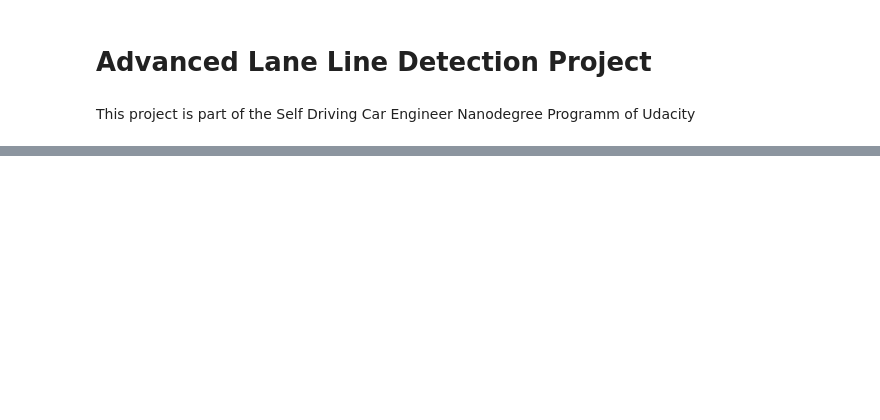
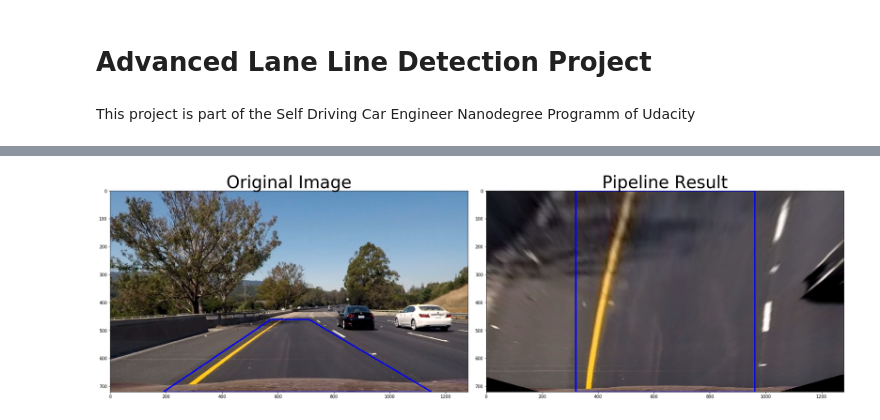
Before and after one commit to AlZi-88/SDCE_AdvancedLaneLine, a Jupyter notebook: Advanced Lane Line Detection Project.ipynb, the cells around one changed output, grey strips where cells are left out. Cells and saved outputs as stored; diff of their text form; code cells hidden in the pictures; blank space fills up the shorter version.

Commit message:
Pipeline improvement
binary masking improved
image warping for bird eye detection added

```diff
--- a/Advanced Lane Line Detection Project.ipynb
+++ b/Advanced Lane Line Detection Project.ipynb
@@ -106,0 +192,14 @@ print_images([test_images])
+# %%
+def rgb_thresh(img, c_thresh, space = None):
+    if space.capitalize() == "R":
+        gray = img[:,:,0]
+    elif space.capitalize() == "G":
+        gray = img[:,:,1]
+    elif space.capitalize() == "B":
+        gray = img[:,:,2]
+    else:
+        gray = cv2.cvtColor(img, cv2.COLOR_RGB2GRAY)
+
+    c_binary = np.zeros_like(gray)
+    c_binary[(gray > c_thresh[0]) & (gray < c_thresh[1])]=1
+    return c_binary
@@ -106,0 +240,32 @@ print_images([test_images])
+# %%
+image = test_images[7]
+src = np.float32([[(190,image.shape[0]),(575, 460), (710, 460), (1150,image.shape[0])]])
+
+            # b) define 4 source points src = np.float32([[,],[,],[,],[,]])
+                 #Note: you could pick any four of the detected corners
+                 # as long as those four corners define a rectangle
+                 #One especially smart way to do this would be to use four well-chosen
+                 # corners that were automatically detected during the undistortion steps
+                 #We recommend using the automatic detection of corners in your code
+            # c) define 4 destination points dst = np.float32([[,],[,],[,],[,]])
+x_ofs = 320
+dst = np.float32([[x_ofs,image.shape[0]], [x_ofs,0],[image.shape[1] - x_ofs,0], [image.shape[1] - x_ofs,image.shape[0]]])
+            # d) use cv2.getPerspectiveTransform() to get M, the transform matrix
+M = cv2.getPerspectiveTransform(src, dst)
+
+
+undist, warped, result = process_image(image, camera_calibration, M, src, dst)
+# %%
+#%matplotlib qt
+%matplotlib inline
+f, (ax1, ax2) = plt.subplots(1, 2, figsize=(24, 9))
+f.tight_layout()
+
+ax1.imshow(undist)
+ax1.set_title('Original Image', fontsize=40)
+
+ax2.imshow(warped, cmap='gray')
+ax2.set_title('Pipeline Result', fontsize=40)
+plt.subplots_adjust(left=0., right=1, top=0.9, bottom=0.)
+# %% [output]
+[figure, added]
```
Also changed, not shown: parts of 24 cells of this notebook.
